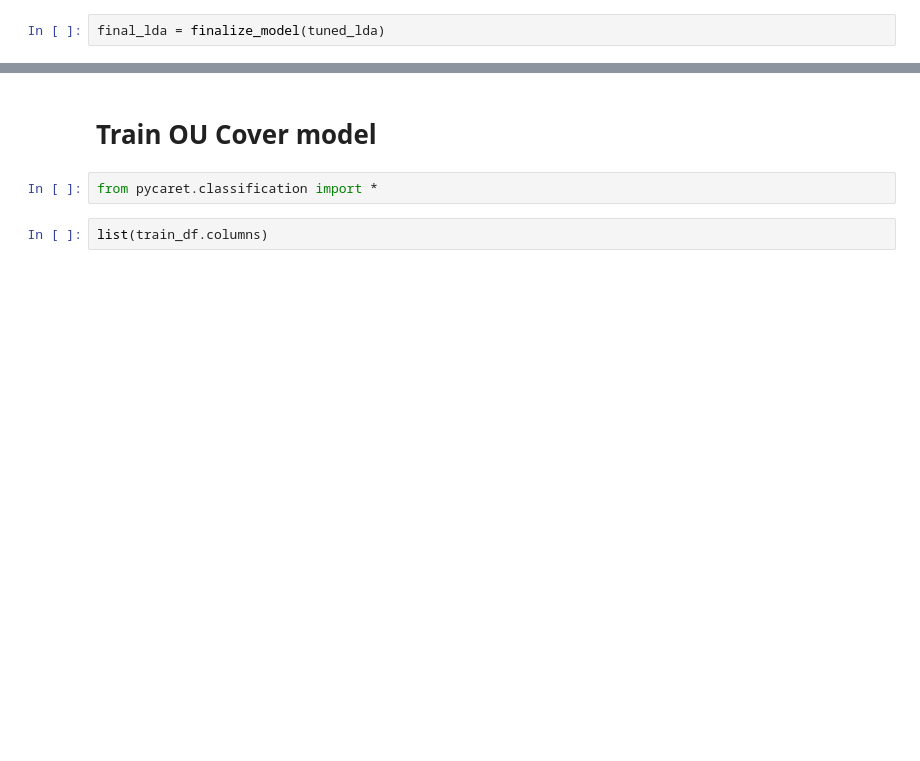
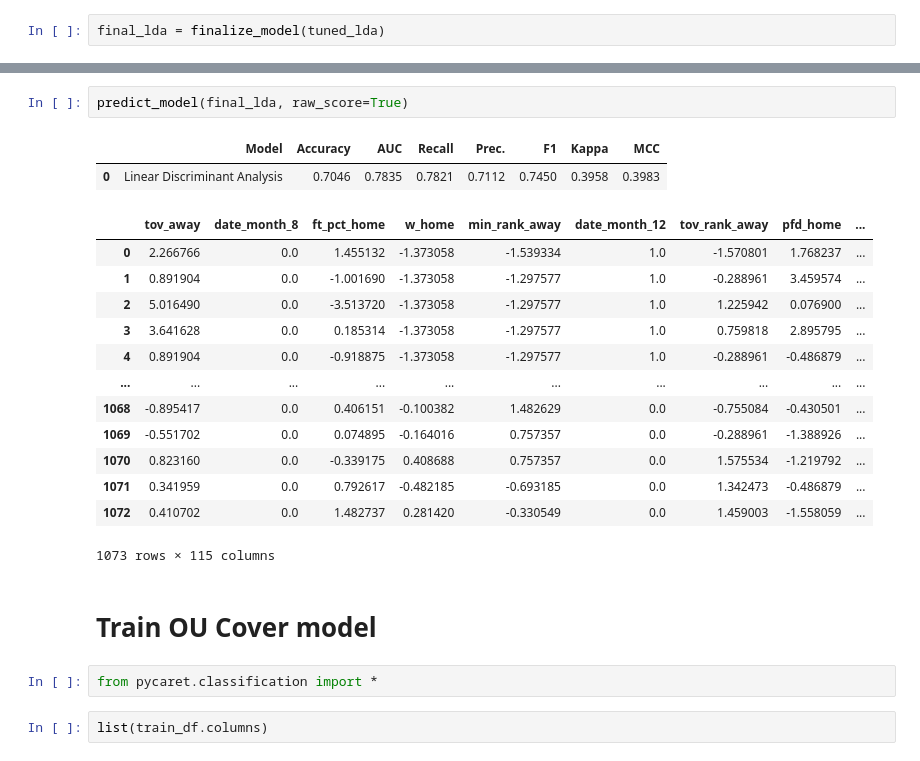
Before and after one commit to Michael7575/NBA-Machine-Learning-Sports-Betting, a Jupyter notebook: train_model.ipynb, the cells around one changed output, grey strips where cells are left out. Drawn from its saved outputs; the diff is of its cells as text; blank space fills up the shorter version.

```diff
--- a/train_model.ipynb
+++ b/train_model.ipynb
@@ -149,6 +138,24 @@ Transformation Pipeline and Model Successfully Saved
                                              tol=0.0001)]],
           verbose=False),
  'win_loss_acc_72.pkl')
+# %%
+predict_model(final_lda, raw_score=True)
+# %% [output]
+|  | Model | Accuracy | AUC | Recall | Prec. | F1 | Kappa | MCC |
+| 0 | Linear Discriminant Analysis | 0.7046 | 0.7835 | 0.7821 | 0.7112 | 0.7450 | 0.3958 | 0.3983 |
+|  | tov_away | date_month_8 | ft_pct_home | w_home | min_rank_away | date_month_12 | tov_rank_away | pfd_home | ... |
+| 0 | 2.266766 | 0.0 | 1.455132 | -1.373058 | -1.539334 | 1.0 | -1.570801 | 1.768237 | ... |
+| 1 | 0.891904 | 0.0 | -1.001690 | -1.373058 | -1.297577 | 1.0 | -0.288961 | 3.459574 | ... |
+| 2 | 5.016490 | 0.0 | -3.513720 | -1.373058 | -1.297577 | 1.0 | 1.225942 | 0.076900 | ... |
+| 3 | 3.641628 | 0.0 | 0.185314 | -1.373058 | -1.297577 | 1.0 | 0.759818 | 2.895795 | ... |
+| 4 | 0.891904 | 0.0 | -0.918875 | -1.373058 | -1.297577 | 1.0 | -0.288961 | -0.486879 | ... |
+| ... | ... | ... | ... | ... | ... | ... | ... | ... | ... |
+| 1068 | -0.895417 | 0.0 | 0.406151 | -0.100382 | 1.482629 | 0.0 | -0.755084 | -0.430501 | ... |
+| 1069 | -0.551702 | 0.0 | 0.074895 | -0.164016 | 0.757357 | 0.0 | -0.288961 | -1.388926 | ... |
+| 1070 | 0.823160 | 0.0 | -0.339175 | 0.408688 | 0.757357 | 0.0 | 1.575534 | -1.219792 | ... |
+| 1071 | 0.341959 | 0.0 | 0.792617 | -0.482185 | -0.693185 | 0.0 | 1.342473 | -0.486879 | ... |
+| 1072 | 0.410702 | 0.0 | 1.482737 | 0.281420 | -0.330549 | 0.0 | 1.459003 | -1.558059 | ... |
+1073 rows × 115 columns
 # %% [markdown]
 # Train OU Cover model
 # %%
```
Also changed, not shown: parts of 8 cells of this notebook, 8 other files.
